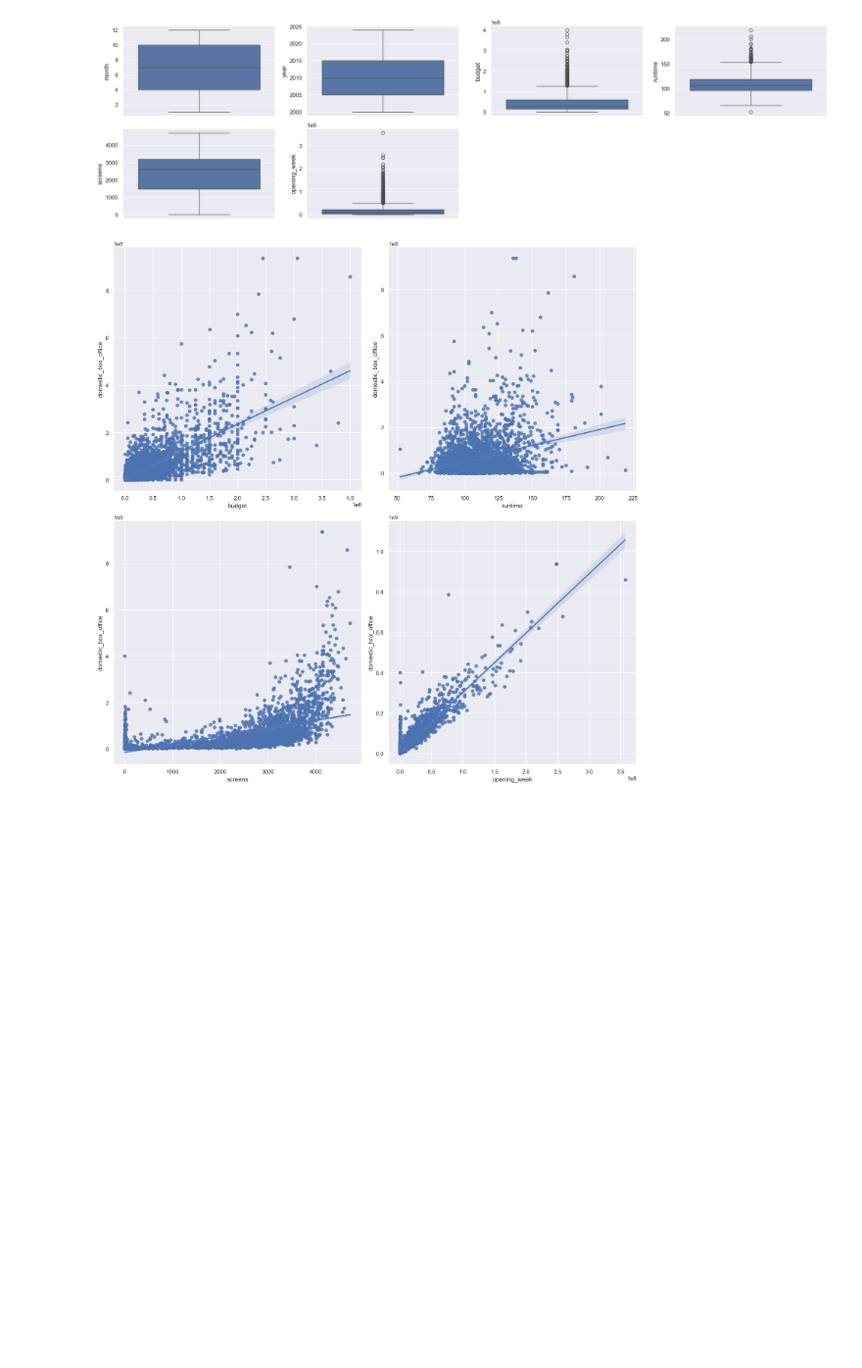
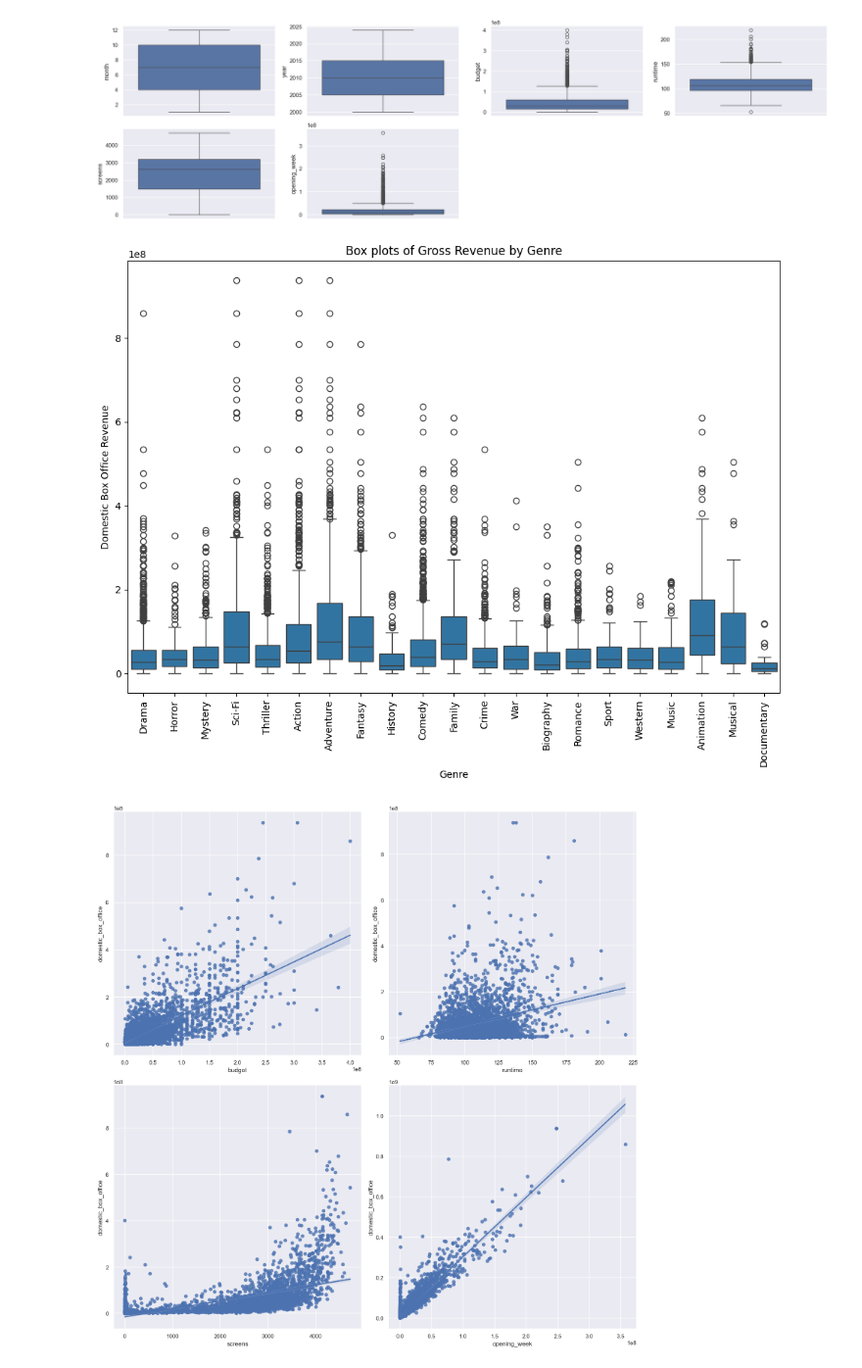
Before and after one commit to QuanTH02/2023.2-Data-Science, a Jupyter notebook: test.ipynb, the cells around one changed output. Shown at 98% size. Cells and saved outputs as stored; diff of their text form; code cells hidden in the pictures; blank space fills up the shorter version.

```diff
--- a/test.ipynb
+++ b/test.ipynb
@@ -198,6 +234,19 @@ for i in range(len(features_numerical.columns)):
 plt.tight_layout()
 # %% [output]
 [figure]
+# %%
+df_genres = df.assign(genres=df["genres"].str.split(" ")).explode("genres")
+
+# Step 4: Create the box plots
+plt.figure(figsize=(12, 8))
+sns.boxplot(data=df_genres, x="genres", y="domestic_box_office")
+plt.xticks(rotation=90)
+plt.title("Box plots of Gross Revenue by Genre")
+plt.xlabel("Genre")
+plt.ylabel("Domestic Box Office Revenue")
+plt.show()
+# %% [output]
+[figure, added]
 # %%
 outliers = df[["budget","runtime","screens","opening_week"]]
 # %%
```
Also changed, not shown: parts of 5 cells of this notebook, 7 other files.
